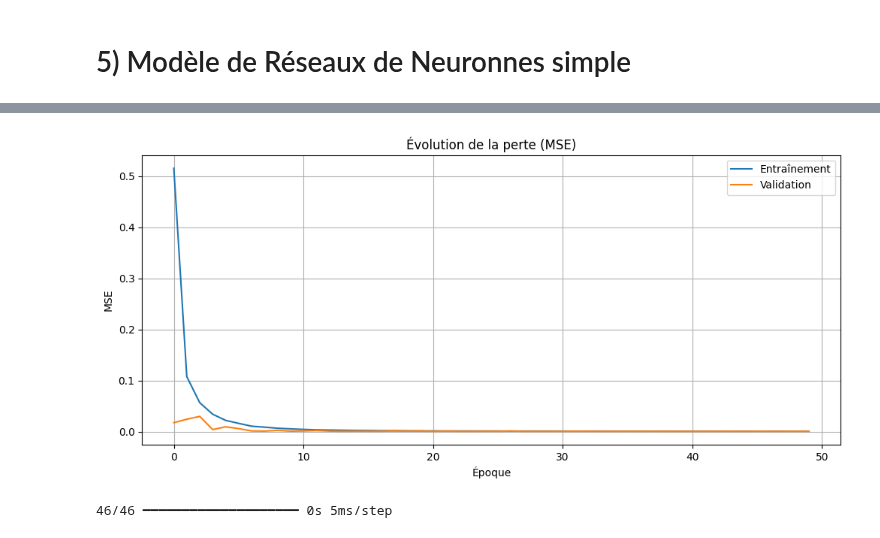
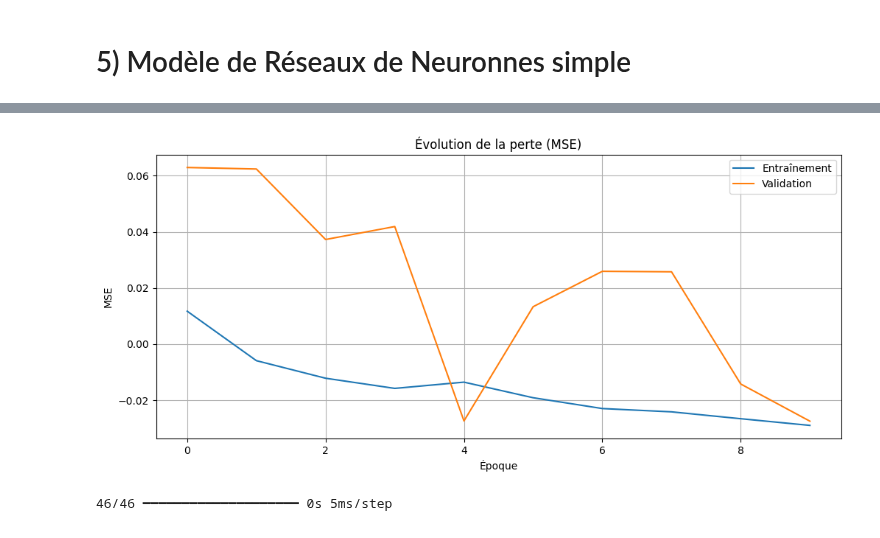
Before and after one commit to ugom2002/projet_DL, a Jupyter notebook: Projet_DL.ipynb, the cells around one changed output, grey strips where cells are left out. Drawn from its saved outputs; the diff is of its cells as text; code cells hidden in the pictures.

```diff
--- a/Projet_DL.ipynb
+++ b/Projet_DL.ipynb
@@ -295,31 +295,34 @@ fig.show()
 # 5) Modèle de Réseaux de Neuronnes simple
 # %%
 
-model = Sequential([
-    Dense(128, activation='relu', input_shape=(X_train.shape[1],)),
+model_nn = Sequential([
+    Dense(256, activation='relu', input_shape=(X_train.shape[1],)),
     BatchNormalization(),
     Dropout(0.3),
+    Dense(128, activation='relu'),
+    BatchNormalization(),
+    Dropout(0.2),
     Dense(64, activation='relu'),
     BatchNormalization(),
-    Dropout(0.3),
+    Dropout(0.1),
     Dense(32, activation='relu'),
     BatchNormalization(),
     Dense(1, activation='linear')
 ])
 
-model.compile(optimizer=Adam(learning_rate=0.001), loss='mse')
+model_nn.compile(optimizer=Adam(learning_rate=0.001), loss='KLDivergence')
 
 # Entraînement
-history = model.fit(
+history_nn = model_nn.fit(
     X_train, y_train,
     validation_data=(X_test, y_test),
-    epochs=50,
+    epochs=10,
     batch_size=32,
     verbose=1
 )
 
 # Évaluation sur le jeu de test
-mse_nn = model.evaluate(X_test, y_test, verbose=0)
-print(f"\nRéseau de Neurones - MSE test : {mse_nn:.6f}")
+rmse_nn = model_nn.evaluate(X_test, y_test, verbose=0)
+print(f"\nRéseau de Neurones - KullbackLeibler test : {rmse_nn:.6f}")
 # %% [output]
 Do not pass an `input_shape`/`input_dim` argument to a layer. When using Sequential models, prefer using an `Input(shape)` object as the first layer in the model instead.
@@ -343,15 +354,15 @@ Réseau de Neurones - MSE test : 0.000484
 # %%
 # Courbes d'entraînement et de validation
 plt.figure(figsize=(12, 5))
-plt.plot(history.history['loss'], label='Entraînement')
-plt.plot(history.history['val_loss'], label='Validation')
+plt.plot(history_nn.history['loss'], label='Entraînement')
+plt.plot(history_nn.history['val_loss'], label='Validation')
 plt.title('Évolution de la perte (MSE)')
 plt.xlabel('Époque')
 plt.ylabel('MSE')
 plt.legend()
 plt.grid(True)
 plt.show()
 # %% [output]
-[figure, old version]
+[figure, new version]
 # %%
 # Prédictions sur le jeu de test
```
Also changed, not shown: parts of 5 cells of this notebook.
